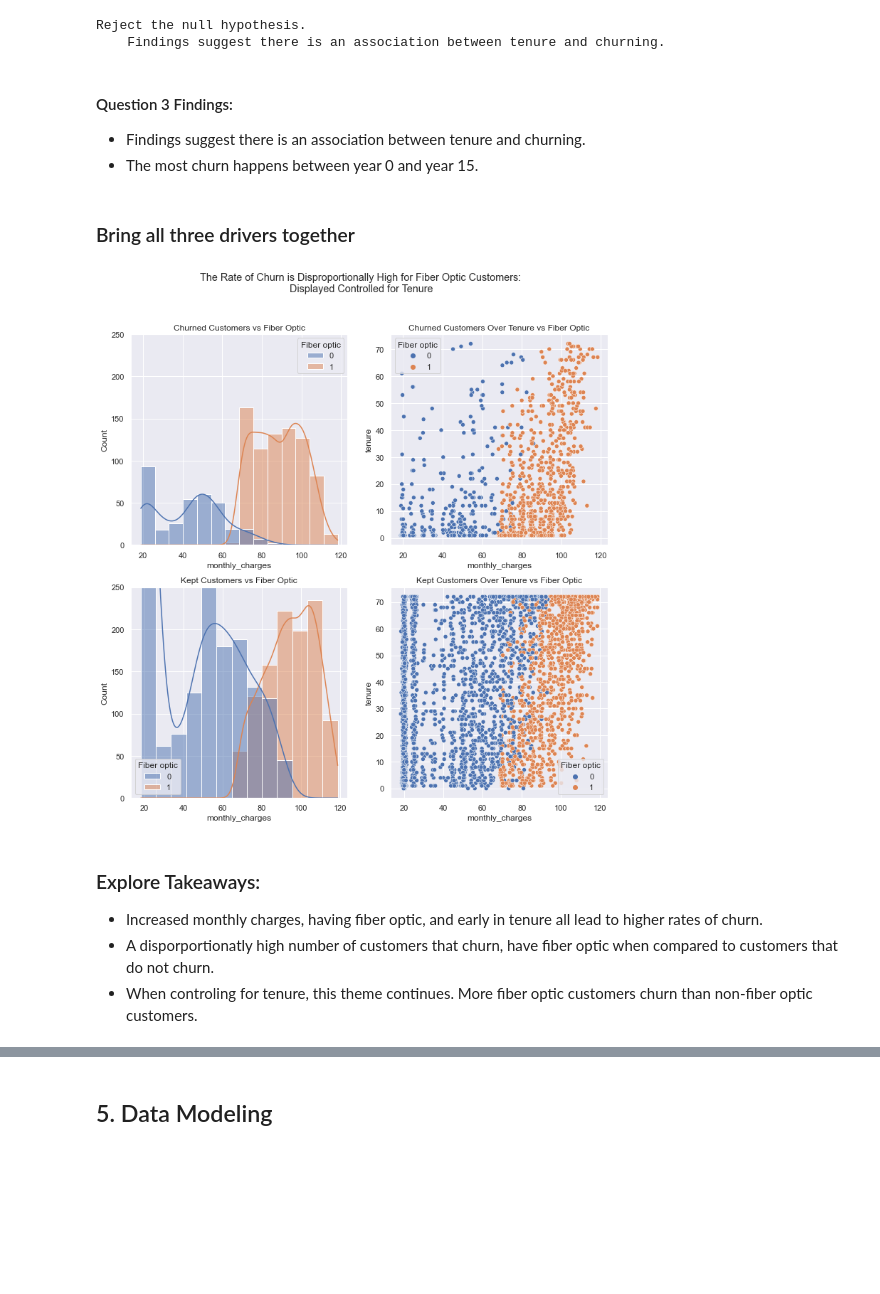
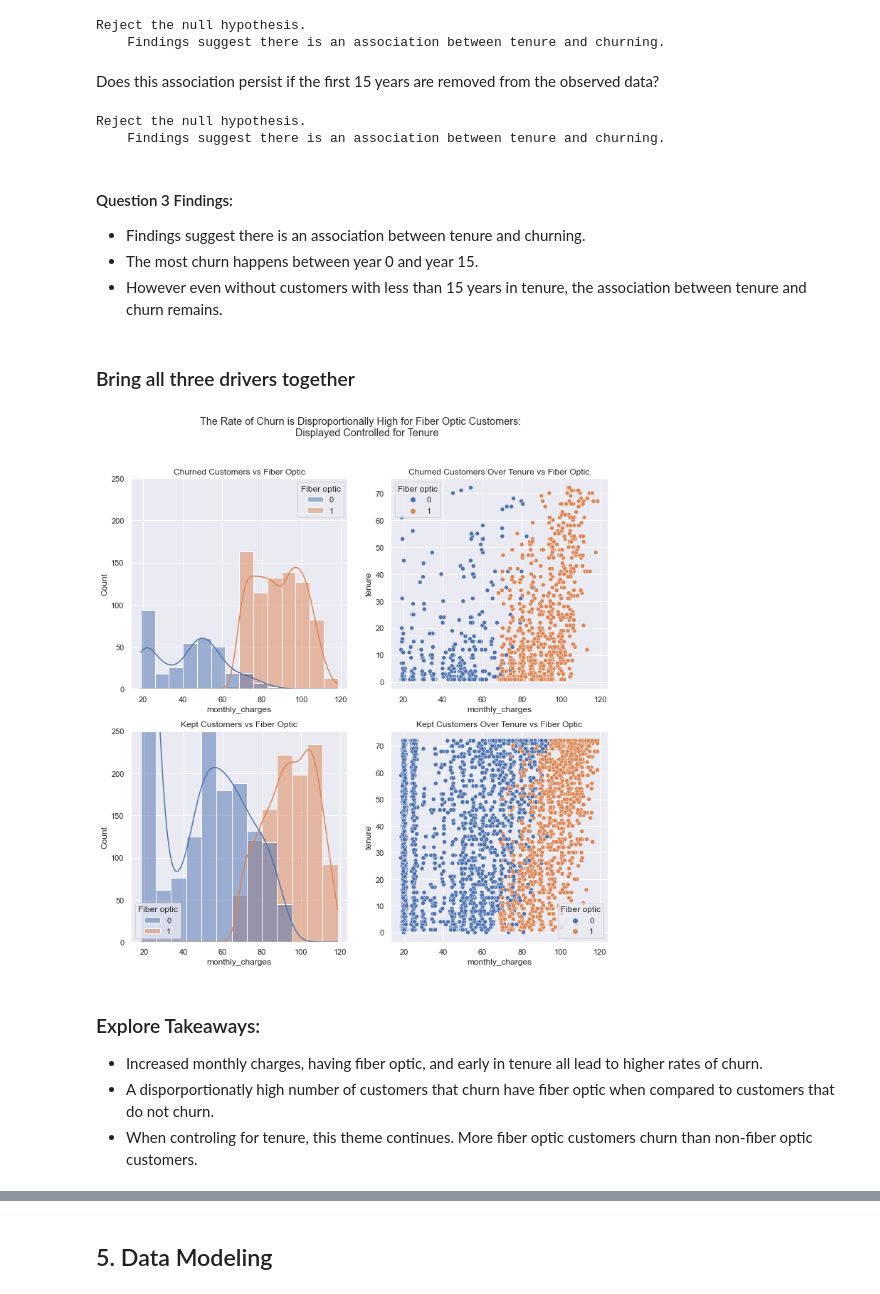
Before and after one commit to morgancross2/classification_project_telco, a Jupyter notebook: final_report.ipynb, the cells around one changed output, grey strips where cells are left out. Cells and saved outputs as stored; diff of their text form; code cells hidden in the pictures; blank space fills up the shorter version.

```diff
--- a/final_report.ipynb
+++ b/final_report.ipynb
@@ -118,3 +133,7 @@ memory usage: 1.1+ MB
+# %%
+# Feature engineer 'extras', a count of the add-on services available.
+telco['extras'] = telco['online_security'] + telco['online_backup']+telco['device_protection']+telco['tech_support']+ telco['streaming_tv']+telco['streaming_movies']
+telco = telco.drop(columns=['online_security', 'online_backup', 'device_protection','tech_support','streaming_tv','streaming_movies'])
 # %%
 # Split the data into the datasets. 60% for train, 20% for validate, and 20% for test.
 train, val, test = prepare.split_data(telco, 'churn')
@@ -126,13 +145,3 @@ train.shape, val.shape, test.shape
-# %%
-# Feature engineer 'extras', a count of the add-on services available.
-train['extras'] = train['online_security'] + train['online_backup']+train['device_protection']+train['tech_support']+ train['streaming_tv']+train['streaming_movies']
-train = train.drop(columns=['online_security', 'online_backup', 'device_protection','tech_support','streaming_tv','streaming_movies'])
-
-val['extras'] = val['online_security'] + val['online_backup']+val['device_protection']+val['tech_support']+ val['streaming_tv']+val['streaming_movies']
-val = val.drop(columns=['online_security', 'online_backup', 'device_protection','tech_support','streaming_tv','streaming_movies'])
-
-test['extras'] = test['online_security'] + test['online_backup']+test['device_protection']+test['tech_support']+ test['streaming_tv']+test['streaming_movies']
-test = test.drop(columns=['online_security', 'online_backup', 'device_protection','tech_support','streaming_tv','streaming_movies'])
 # %% [markdown]
 ### Preparation Takeaways
 
@@ -411,37 +319,42 @@ print()
 # %% [output]
 Reject the null hypothesis.
     Findings suggest there is an association between tenure and churning.
+# %% [markdown]
+Does this association persist if the first 15 years are removed from the observed data?
+# %%
+# create observed data
+observed = pd.crosstab(train[train.tenure > 15].tenure, train[train.tenure > 15].churn)
+
+# set alpha with 95% confidence
+α = 0.05
+
+# run the chi-square test
+chi2, p, dof, expected = stats.chi2_contingency(observed)
+
+# evaluate results with the p-value
+if p < α:
+    print('''Reject the null hypothesis.
+    Findings suggest there is an association between tenure and churning.''')
+else:
+    print('''Fail to reject the null hypothesis.
+    Findings suggest there is no association between tenure and churning.''')
+print()
+# %% [output]
+Reject the null hypothesis.
+    Findings suggest there is an association between tenure and churning.
 # %% [markdown]
 #### Question 3 Findings:
 - Findings suggest there is an association between tenure and churning.
 - The most churn happens between year 0 and year 15.
+- However even without customers with less than 15 years in tenure, the association between tenure and churn remains.
 # %% [markdown]
 ### Bring all three drivers together
 # %%
-# Create subplot framework
-fig, axes = plt.subplots(2,2, figsize=(12,12))
-# Give the whole thing a title
-fig.suptitle('''The Rate of Churn is Disproportionally High for Fiber Optic Customers:
-Displayed Controlled for Tenure''')
-
-# Give titles to each smaller graph
-axes[0,0].set_title('Churned Customers vs Fiber Optic')
-axes[0,1].set_title('Churned Customers Over Tenure vs Fiber Optic')
-axes[1,0].set_title('Kept Customers vs Fiber Optic')
-axes[1,1].set_title('Kept Customers Over Tenure vs Fiber Optic')
-
-# Plot each quadrant't graph and give it a location to populate
-sns.histplot(ax=axes[0,0], data=train[train.churn == 1], x='monthly_charges', hue='Fiber optic', kde=True)
-axes[0,0].set_ylim(0,250)
-sns.scatterplot(ax=axes[0,1], data=train[(train.churn == 1)], y='tenure', x='monthly_charges', hue='Fiber optic')
-sns.histplot(ax=axes[1,0], data=train[train.churn == 0], x='monthly_charges', hue='Fiber optic', kde=True)
-axes[1,0].set_ylim(0,250)
-sns.scatterplot(ax=axes[1,1], data=train[(train.churn == 0)], y='tenure', x='monthly_charges', hue='Fiber optic')
-plt.show()
+explore.show_combo(train)
 # %% [output]
-[figure, old version]
+[figure, new version]
 # %% [markdown]
 ### Explore Takeaways:
 - Increased monthly charges, having fiber optic, and early in tenure all lead to higher rates of churn.
-- A disporportionatly high number of customers that churn, have fiber optic when compared to customers that do not churn.
+- A disporportionatly high number of customers that churn have fiber optic when compared to customers that do not churn.
 - When controling for tenure, this theme continues. More fiber optic customers churn than non-fiber optic customers.
```
Also changed, not shown: parts of 49 cells of this notebook, 2 other files.
